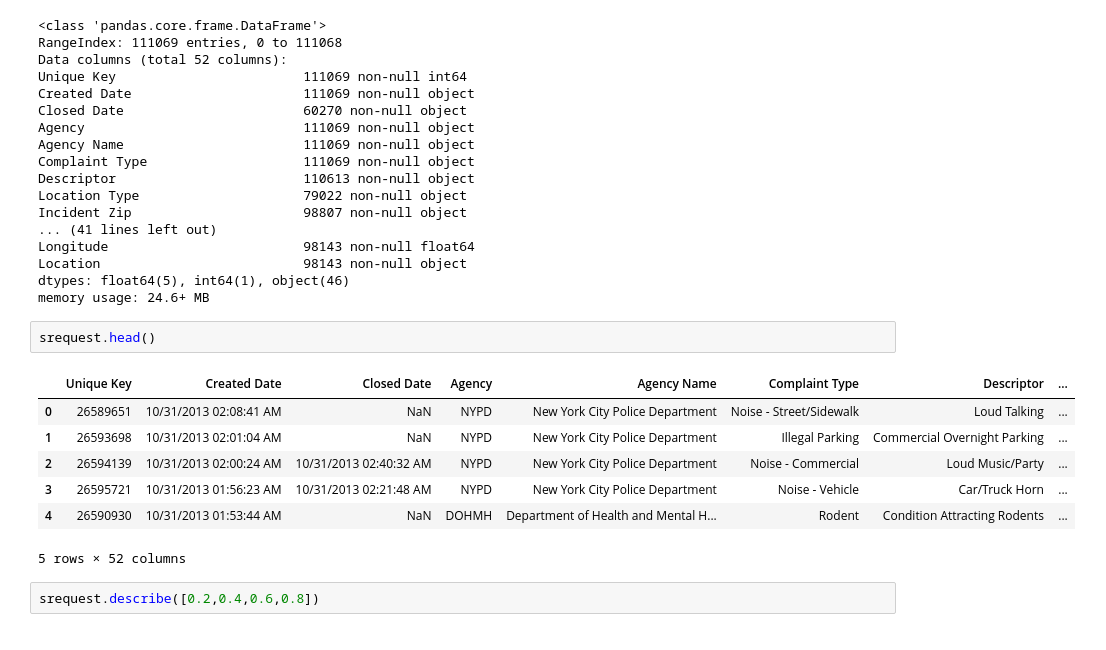
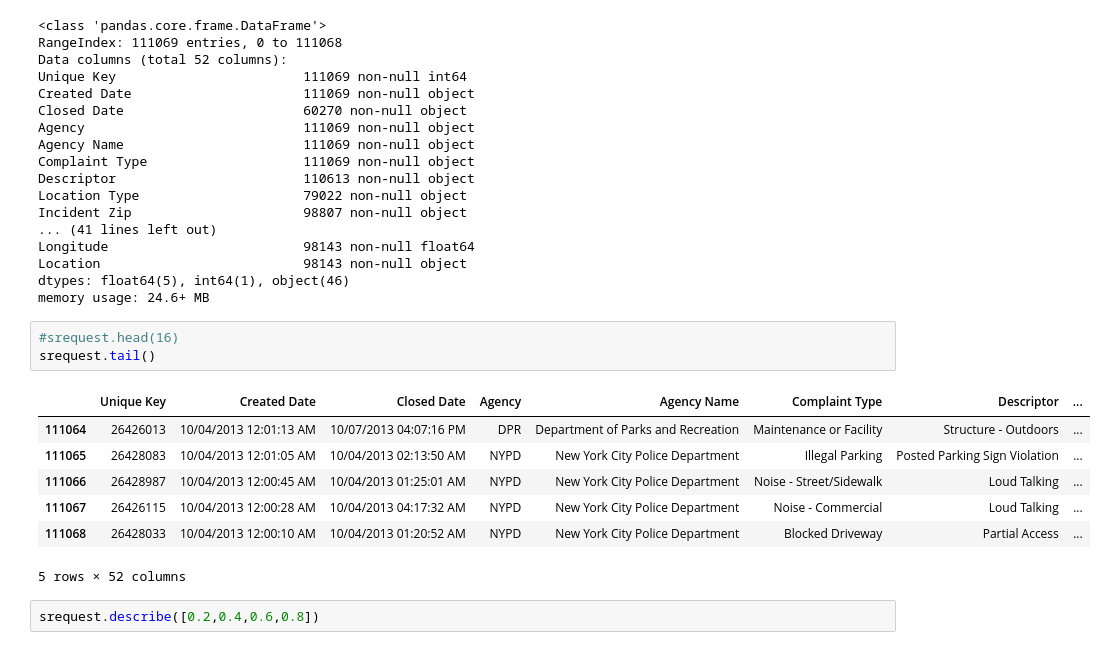
Before and after one commit to dikocy/document_GIT, a Jupyter notebook: Doc_python/pandas-cookbook/cookbook/Chapter 2 - Selecting data & finding the most common complaint type.ipynb, the cells around one changed output. Drawn from its saved outputs; the diff is of its cells as text.

```diff
--- a/Doc_python/pandas-cookbook/cookbook/Chapter 2 - Selecting data & finding the most common complaint type.ipynb
+++ b/Doc_python/pandas-cookbook/cookbook/Chapter 2 - Selecting data & finding the most common complaint type.ipynb
@@ -56,16 +45,17 @@ Longitude                         98143 non-null float64
 Location                          98143 non-null object
 dtypes: float64(5), int64(1), object(46)
 memory usage: 24.6+ MB
-# %%
-srequest.head()
-# %% [output]
-|  | Unique Key | Created Date | Closed Date | Agency | Agency Name | Complaint Type | Descriptor | ... |
-| 0 | 26589651 | 10/31/2013 02:08:41 AM | NaN | NYPD | New York City Police Department | Noise - Street/Sidewalk | Loud Talking | ... |
-| 1 | 26593698 | 10/31/2013 02:01:04 AM | NaN | NYPD | New York City Police Department | Illegal Parking | Commercial Overnight Parking | ... |
-| 2 | 26594139 | 10/31/2013 02:00:24 AM | 10/31/2013 02:40:32 AM | NYPD | New York City Police Department | Noise - Commercial | Loud Music/Party | ... |
-| 3 | 26595721 | 10/31/2013 01:56:23 AM | 10/31/2013 02:21:48 AM | NYPD | New York City Police Department | Noise - Vehicle | Car/Truck Horn | ... |
-| 4 | 26590930 | 10/31/2013 01:53:44 AM | NaN | DOHMH | Department of Health and Mental H... | Rodent | Condition Attracting Rodents | ... |
-5 rows × 52 columns
+# %%
+#srequest.head(16)
+srequest.tail()
+# %% [output]
+|  | Unique Key | Created Date | Closed Date | Agency | Agency Name | Complaint Type | Descriptor | ... |
+| 111064 | 26426013 | 10/04/2013 12:01:13 AM | 10/07/2013 04:07:16 PM | DPR | Department of Parks and Recreation | Maintenance or Facility | Structure - Outdoors | ... |
+| 111065 | 26428083 | 10/04/2013 12:01:05 AM | 10/04/2013 02:13:50 AM | NYPD | New York City Police Department | Illegal Parking | Posted Parking Sign Violation | ... |
+| 111066 | 26428987 | 10/04/2013 12:00:45 AM | 10/04/2013 01:25:01 AM | NYPD | New York City Police Department | Noise - Street/Sidewalk | Loud Talking | ... |
+| 111067 | 26426115 | 10/04/2013 12:00:28 AM | 10/04/2013 04:17:32 AM | NYPD | New York City Police Department | Noise - Commercial | Loud Talking | ... |
+| 111068 | 26428033 | 10/04/2013 12:00:10 AM | 10/04/2013 01:20:52 AM | NYPD | New York City Police Department | Blocked Driveway | Partial Access | ... |
+5 rows × 52 columns
 # %%
 srequest.describe([0.2,0.4,0.6,0.8])
 # %% [output]
```
Also changed, not shown: parts of 9 cells of this notebook, 6 other files.
